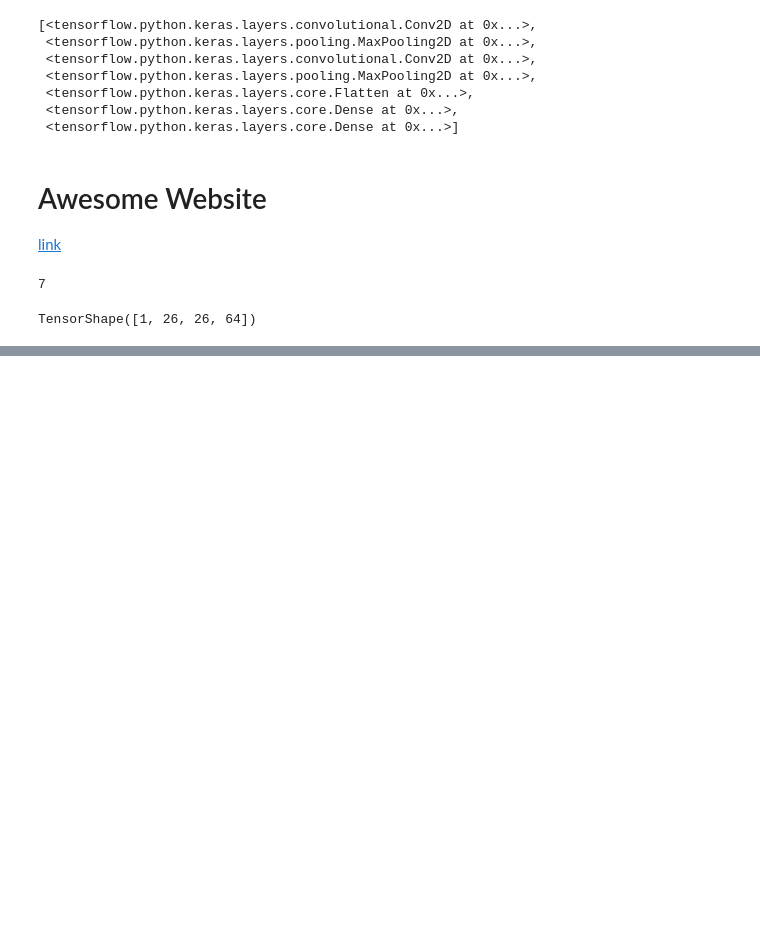
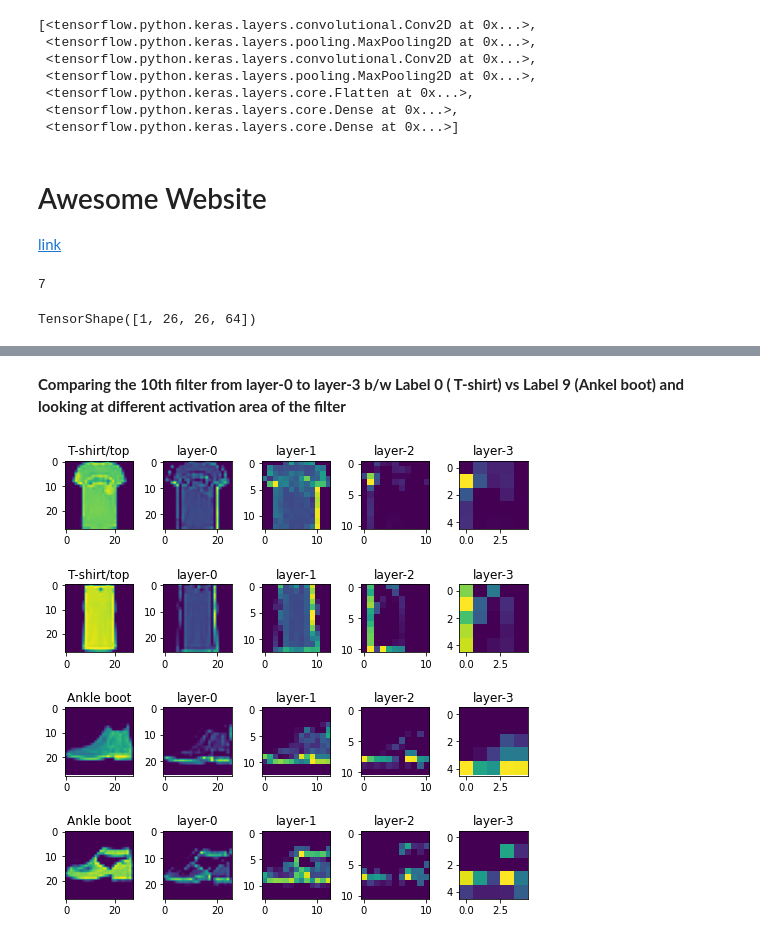
Before and after one commit to risavh/tensorflow_cert, a Jupyter notebook: basic/FashionMnist.ipynb, the cells around one changed output, grey strips where cells are left out. Saved outputs shown, nothing was run; the diff lists cells and outputs as text; code cells hidden in the pictures; blank space fills up the shorter version.

```diff
--- a/basic/FashionMnist.ipynb
+++ b/basic/FashionMnist.ipynb
@@ -280,0 +353,6 @@ TensorShape([1, 26, 26, 64])
+# %% [markdown]
+**Comparing the 10th filter from layer-0 to layer-3 b/w Label 0 ( T-shirt) vs Label 9 (Ankel boot) and looking at different activation area of the filter**
+# %%
+compare_class_features(0,9,10)
+# %% [output]
+[figure, added]
```
Also changed, not shown: parts of 7 cells of this notebook.
